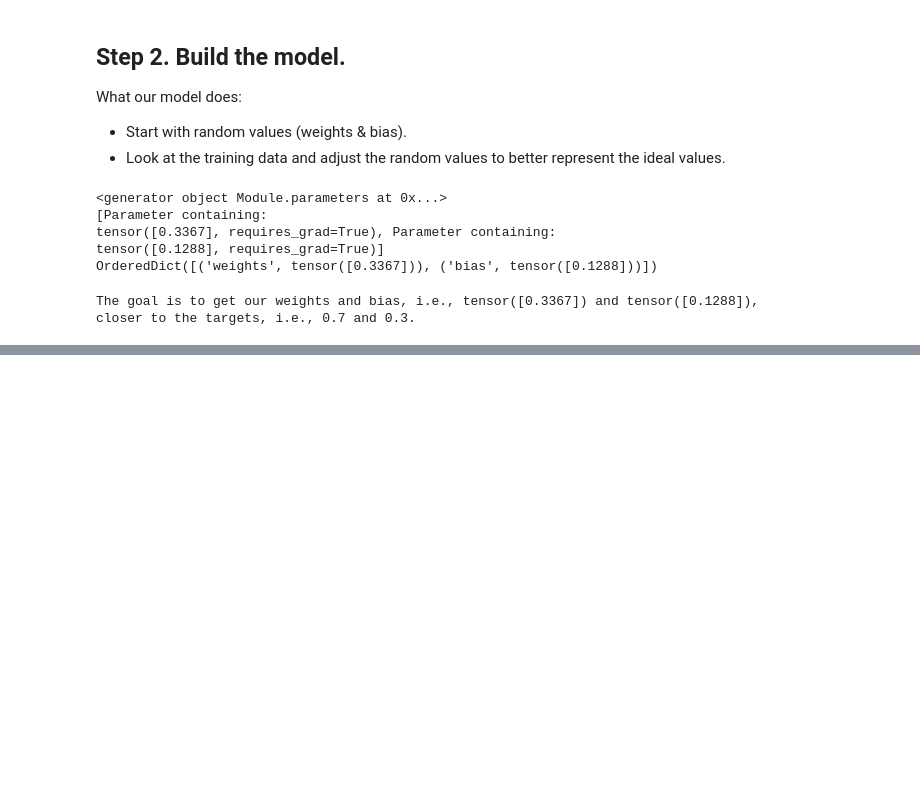
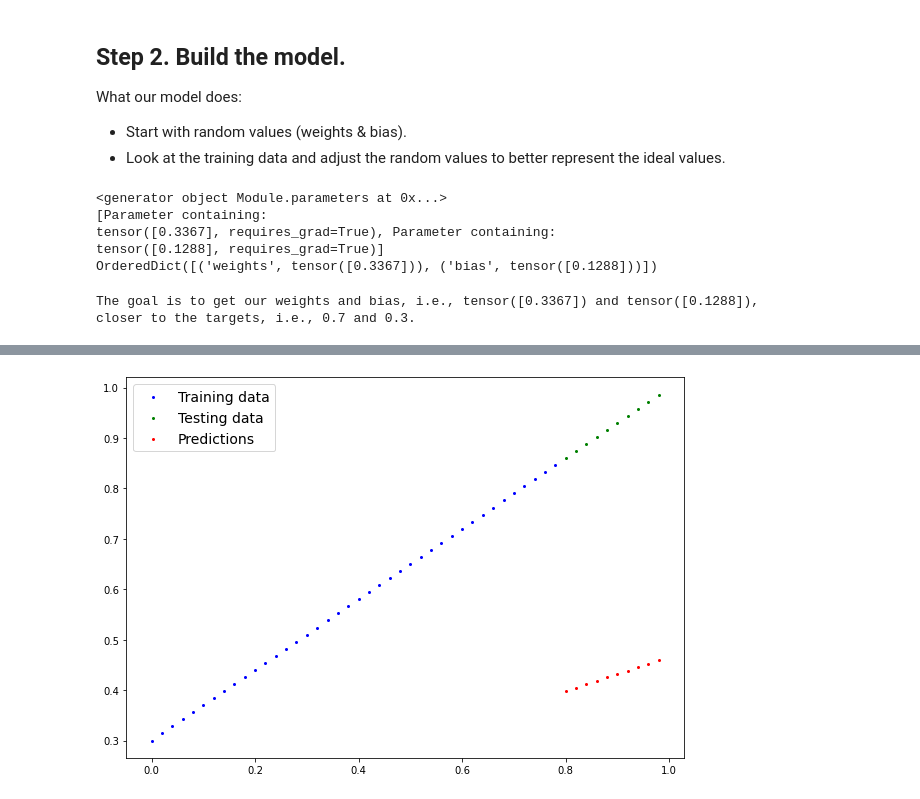
Before and after one commit to BeomyeolYu/pytorch-bootcamp, a Jupyter notebook: 01_pytorch_workflow.ipynb, the cells around one changed output, grey strips where cells are left out. Cells and saved outputs as stored; diff of their text form; code cells hidden in the pictures; blank space fills up the shorter version.

Commit message:
49, 50. Making predictions with our random model using inference mode

```diff
--- a/01_pytorch_workflow.ipynb
+++ b/01_pytorch_workflow.ipynb
@@ -99,7 +99,7 @@ def plot_predictions(train_data=X_train,
 
     # Plot predictions if they exist
     if predictions is not None:
-        plt.scatter(X_train, y_train, c='r', s=4, label="Predictions")
+        plt.scatter(X_test, predictions, c='r', s=4, label="Predictions")
 
     # Show the legends
     plt.legend(prop={"size": 14})
@@ -144,13 +144,13 @@ class LinearRegressionModel(nn.Module):  # first, subclass `nn.Module` that cont
 torch.manual_seed(42)
 
 # Create an instance of the model (this is a subclass of nn.Module)
-model = LinearRegressionModel()
+model_0 = LinearRegressionModel()
 
 # Check out the parameters
-print(model.parameters())  # generator
-print(list(model.parameters()))  # list
+print(model_0.parameters())  # generator
+print(list(model_0.parameters()))  # list
 # List the named parameters
-print(model.state_dict())  # dictionary
+print(model_0.state_dict())  # dictionary
 # %% [output]
 <generator object Module.parameters at 0x...>
 [Parameter containing:
@@ -163,3 +163,12 @@ print(f"closer to the targets, i.e., {weight} and {bias}.")
 # %% [output]
 The goal is to get our weights and bias, i.e., tensor([0.3367]) and tensor([0.1288]),
 closer to the targets, i.e., 0.7 and 0.3.
+# %%
+# Making prediction using `torch.inference_mode()`.
+# When we pass the data through our model, it's going to run it through `forward()` method.
+y_preds = model_0(X_test)
+print(y_preds)
+
+with torch.inference_mode():  # or with torch.no_grad()
+    y_preds = model_0(X_test)
+print(y_preds)
@@ -165,0 +196,4 @@ closer to the targets, i.e., 0.7 and 0.3.
+# %%
+plot_predictions(predictions=y_preds)
+# %% [output]
+[figure, added]
```
Also changed, not shown: parts of 3 cells of this notebook.
